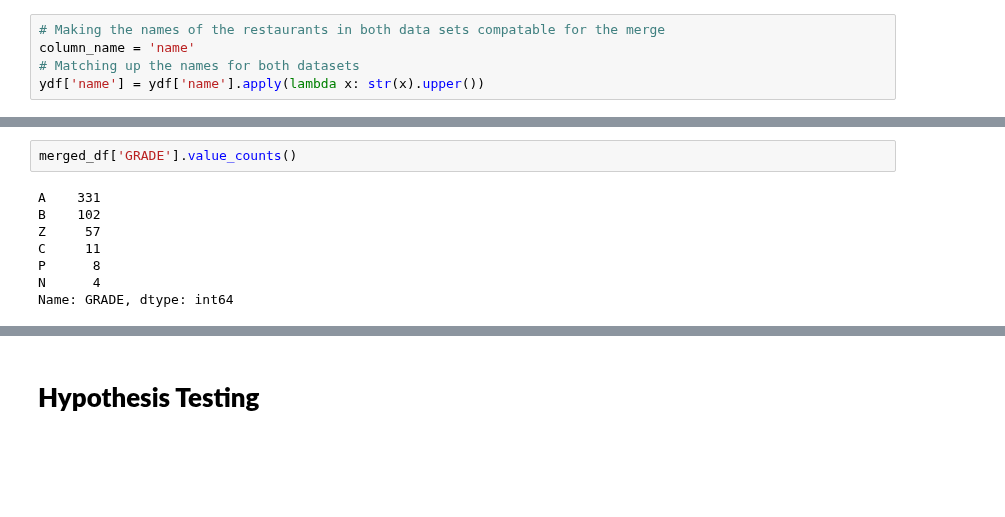
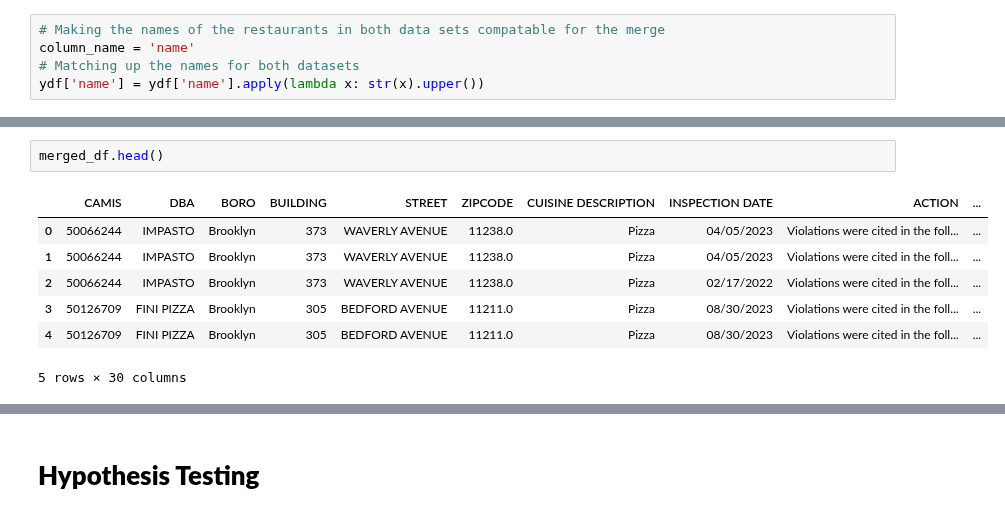
Before and after one commit to JoeBwonKenobi/NYCRestarauntInspections, a Jupyter notebook: Hypothesis Testing.ipynb, the cells around one changed output, grey strips where cells are left out. Drawn from its saved outputs; the diff is of its cells as text; blank space fills up the shorter version.

```diff
--- a/Hypothesis Testing.ipynb
+++ b/Hypothesis Testing.ipynb
@@ -164,10 +146,10 @@ Name: SCORE, dtype: int64
-# %%
-merged_df['GRADE'].value_counts()
-# %% [output]
-A    331
-B    102
-Z     57
-C     11
-P      8
-N      4
-Name: GRADE, dtype: int64
+# %%
+merged_df.head()
+# %% [output]
+|  | CAMIS | DBA | BORO | BUILDING | STREET | ZIPCODE | CUISINE DESCRIPTION | INSPECTION DATE | ACTION | ... |
+| 0 | 50066244 | IMPASTO | Brooklyn | 373 | WAVERLY AVENUE | 11238.0 | Pizza | 04/05/2023 | Violations were cited in the foll... | ... |
+| 1 | 50066244 | IMPASTO | Brooklyn | 373 | WAVERLY AVENUE | 11238.0 | Pizza | 04/05/2023 | Violations were cited in the foll... | ... |
+| 2 | 50066244 | IMPASTO | Brooklyn | 373 | WAVERLY AVENUE | 11238.0 | Pizza | 02/17/2022 | Violations were cited in the foll... | ... |
+| 3 | 50126709 | FINI PIZZA | Brooklyn | 305 | BEDFORD AVENUE | 11211.0 | Pizza | 08/30/2023 | Violations were cited in the foll... | ... |
+| 4 | 50126709 | FINI PIZZA | Brooklyn | 305 | BEDFORD AVENUE | 11211.0 | Pizza | 08/30/2023 | Violations were cited in the foll... | ... |
+5 rows × 30 columns
```
Also changed, not shown: parts of 15 cells of this notebook, 3 other files.
